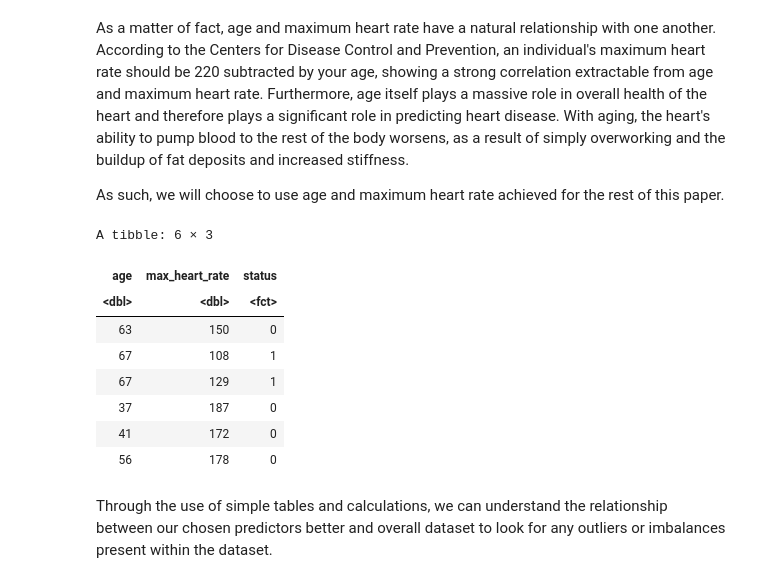
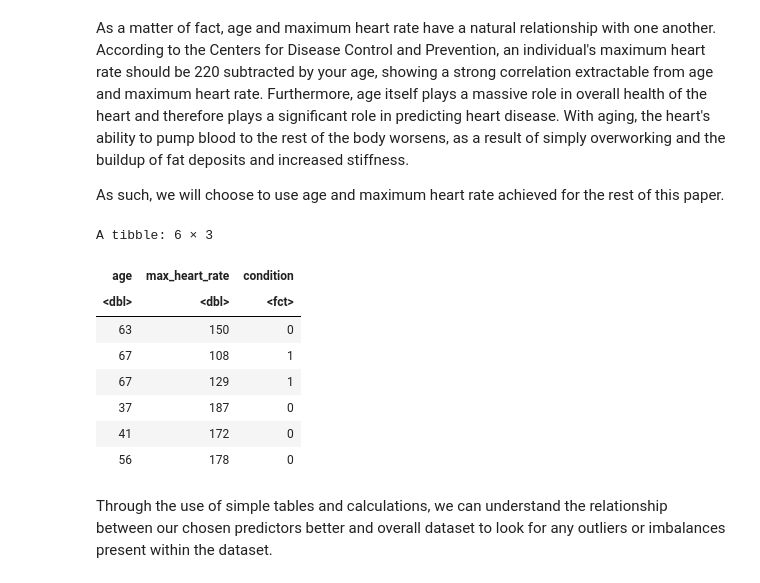
Before and after one commit to andyh031/dsci100-proj-group57, a Jupyter notebook: project.ipynb, the cells around one changed output. Cells and saved outputs as stored; diff of their text form; code cells hidden in the pictures.

```diff
--- a/project.ipynb
+++ b/project.ipynb
@@ -157,13 +154,13 @@ As a matter of fact, age and maximum heart rate have a natural relationship with
 
 As such, we will choose to use age and maximum heart rate achieved for the rest of this paper.
 # %%
-# Compress the data so that it only contains the predictors we care about (age, maximum heart rate) and response variable of status.
+# Compress the data so that it only contains the predictors we care about (age, maximum heart rate) and response variable of condition
 heart <- heart_filtered |>
-    select(age, max_heart_rate, status)
+    select(age, max_heart_rate, condition)
 head(heart)
 # %% [output]
 A tibble: 6 × 3
-| age | max_heart_rate | status |
+| age | max_heart_rate | condition |
 | <dbl> | <dbl> | <fct> |
 | 63 | 150 | 0 |
 | 67 | 108 | 1 |
```
Also changed, not shown: parts of 20 cells of this notebook.
